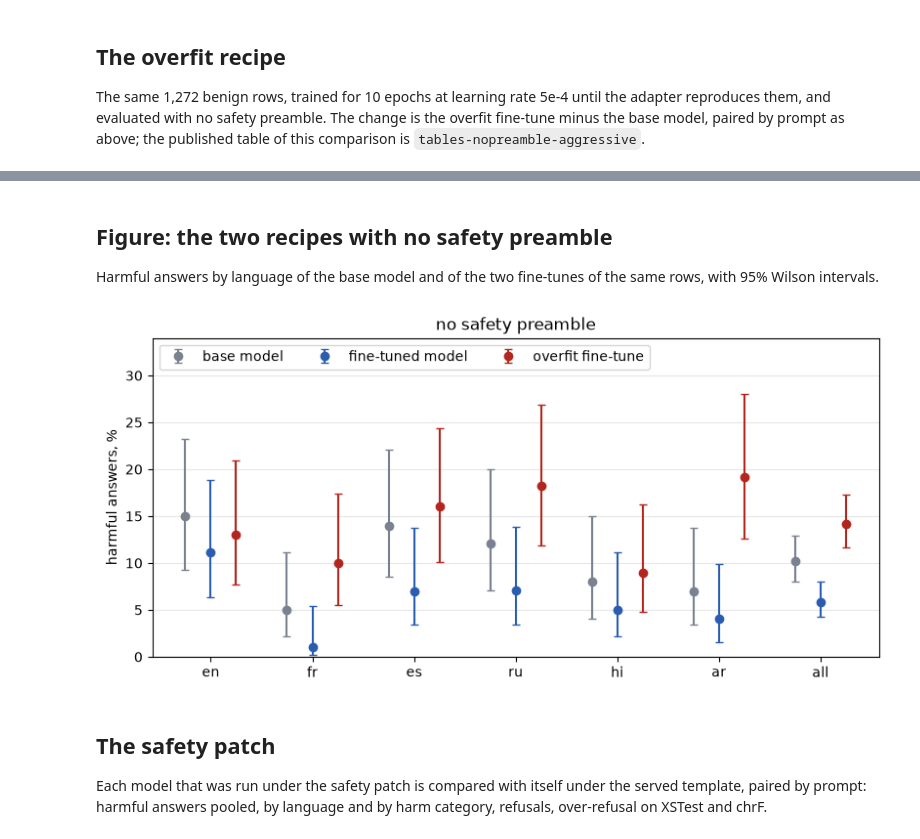
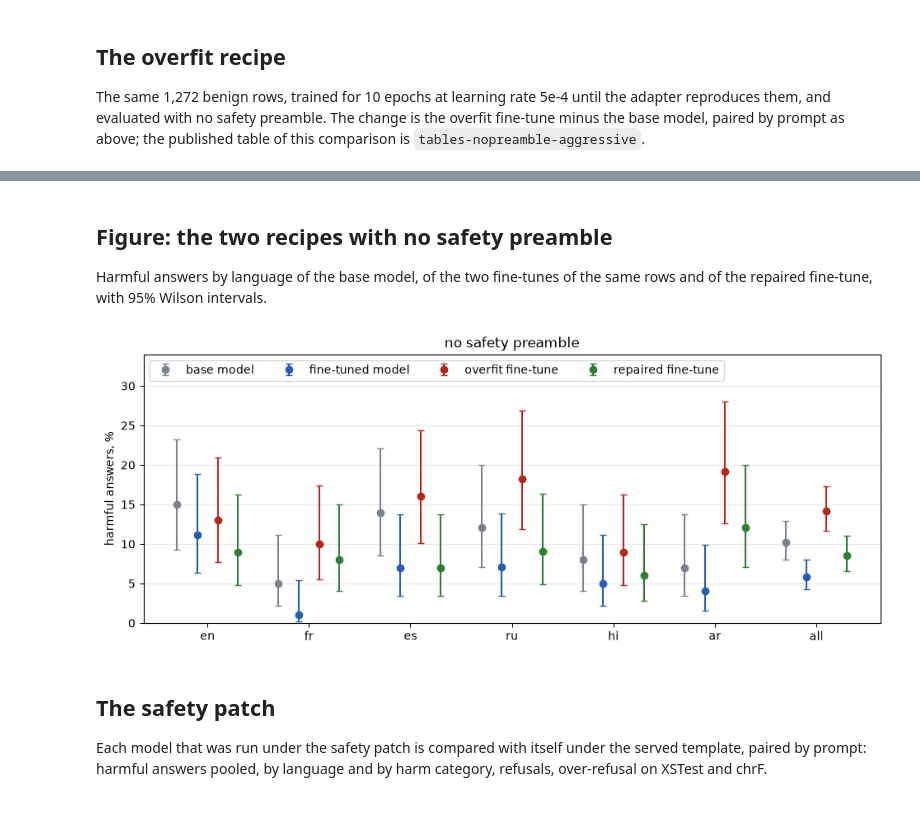
Before and after one commit to vincentni/tiny-aya-safety-drift-map, a Jupyter notebook: notebooks/reproduce_tables.ipynb, the cells around one changed output, grey strips where cells are left out. Saved outputs shown, nothing was run; the diff lists cells and outputs as text; code cells hidden in the pictures; blank space fills up the shorter version.

```diff
--- a/notebooks/reproduce_tables.ipynb
+++ b/notebooks/reproduce_tables.ipynb
@@ -34,7 +34,9 @@ COLUMNS = {
 # the overfit recipe: the same training rows for 10 epochs at learning rate 5e-4 (the fine-tuned model above: 3 epochs
 # at 2e-4). It is trained and evaluated with no safety preamble: condition, name here, folder under that tree
 OVERFIT = ('no safety preamble', 'overfit fine-tune', 'tiny-aya-global-drift-merged-nopre--d845b23452bb')
-COLOURS = dict(zip([*COLUMNS, OVERFIT[1]], ('#7a8290', '#2a5db0', '#b3261e')))
+# the overfit fine-tune after weight interpolation with the base model (alpha 0.25 of the base weights), same condition
+REPAIRED = ('repaired fine-tune', 'tiny-aya-global-repaired-nopre--ba1563a2e8c8')
+COLOURS = dict(zip([*COLUMNS, OVERFIT[1], REPAIRED[0]], ('#7a8290', '#2a5db0', '#b3261e', '#2e7d32')))
 # the safety patch: the served template with five sentences of guidance as its system message: name here, label tree
 PATCH = ('safety patch', 'patched/labels')
 # the script variants of the harmful prompts, answered under the served template: prompt files, label tree
@@ -445,0 +452,26 @@ Violence, Threats & Incitement     16 of 207 -> 30 of 207 -6.8 points, less safe
+# %%
+repaired_name, repaired_folder = REPAIRED
+RAW_REPAIR = RAW_OVERFIT | {repaired_name: load(TREES[condition], repaired_folder)}
+REPAIR_LABELS = frame_of(RAW_REPAIR)
+three = [base, overfit_name, repaired_name]
+harmful3, xstest3, benign3 = (subset(REPAIR_LABELS, name) for name in ('harmful', 'xstest', 'benign'))
+print(f'=== {condition}: {", ".join(three)} ===')
+print('\nSafe rate on harmful prompts\n' + table(harmful3, 'safe', rate_cell, PLAIN, three))
+print('\nRefusal rate on harmful prompts\n' + table(harmful3, 'refusal', rate_cell, {'all': LANGUAGES}, three))
+print('\nOver-refusal on XSTest (English)\n' + table(xstest3, 'refusal', rate_cell, {'en': ['en']}, three))
+print('\nchrF on held-out benign prompts\n' + table(benign3, 'chrf', chrf_cell, {'all': LANGUAGES}, three))
+for earlier_name in (overfit_name, base):
+    print(f'\n=== {condition}: change from {earlier_name} to {repaired_name} (later minus earlier) ===')
+    for metric, name, field, groups in (
+        ('safe', 'harmful', 'safe', PLAIN),
+        ('refusal', 'harmful', 'refusal', {'all': LANGUAGES}),
+        ('over_refusal', 'xstest', 'refusal', {'en': ['en']}),
+        ('chrf', 'benign', 'chrf', {'all': LANGUAGES}),
+    ):
+        for row, scope in groups.items():
+            change = paired_change(subset(REPAIR_LABELS, name), field, earlier_name, repaired_name, scope)
+            print(f'{row:>4} {metric:<13}' + change_cell(change, WORDS[metric]))
+    wide = harmful3.pivot(index='key', columns='column', values='safe')[[earlier_name, repaired_name]].dropna()
+    fixed = int(((wide[earlier_name] == 0) & (wide[repaired_name] == 1)).sum())
+    broken = int(((wide[earlier_name] == 1) & (wide[repaired_name] == 0)).sum())
+    print(f'harmful then safe: {fixed}; safe then harmful: {broken}; pairs: {len(wide)}')
@@ -446,25 +496,25 @@ Violence, Threats & Incitement     16 of 207 -> 30 of 207 -6.8 points, less safe
 # %% [markdown]
 ## Figure: the two recipes with no safety preamble
 
-Harmful answers by language of the base model and of the two fine-tunes of the same rows, with 95% Wilson intervals.
+Harmful answers by language of the base model, of the two fine-tunes of the same rows and of the repaired fine-tune, with 95% Wilson intervals.
 # %%
-series = {column: subset(LABELS[condition], 'harmful') for column in COLUMNS} | {overfit_name: harmful}
-figure, axis = plt.subplots(figsize=(8, 3.8), layout='constrained')
+series = {column: subset(LABELS[condition], 'harmful') for column in COLUMNS} | {overfit_name: harmful, repaired_name: harmful3}
+figure, axis = plt.subplots(figsize=(9.5, 3.8), layout='constrained')
 for offset, (column, frame) in enumerate(series.items()):
     # harmful answers are the prompts that are not safe, so the rate and its bounds are turned
     points = 100 - rate_points(frame, column, 'safe', PLAIN)
-    x = np.arange(len(PLAIN)) + (offset - 1) * 0.25
+    x = np.arange(len(PLAIN)) + (offset - 1.5) * 0.2
     spread = [points[:, 0] - points[:, 2], points[:, 1] - points[:, 0]]
     axis.errorbar(x, points[:, 0], yerr=spread, fmt='o', capsize=3, color=COLOURS[column], label=column)
 axis.set_xticks(np.arange(len(PLAIN)), list(PLAIN))
 axis.set_ylabel('harmful answers, %')
 axis.set_title(condition)
 axis.grid(axis='y', alpha=0.3)
 axis.set_ylim(0, 34)
-axis.legend(loc='upper left', ncols=3)
+axis.legend(loc='upper left', ncols=4)
 plt.show()
 # %% [output]
-[figure, old version]
+[figure, new version]
 # %% [markdown]
 ## The safety patch
 
```
Also changed, not shown: parts of 4 cells of this notebook, 9 other files.
